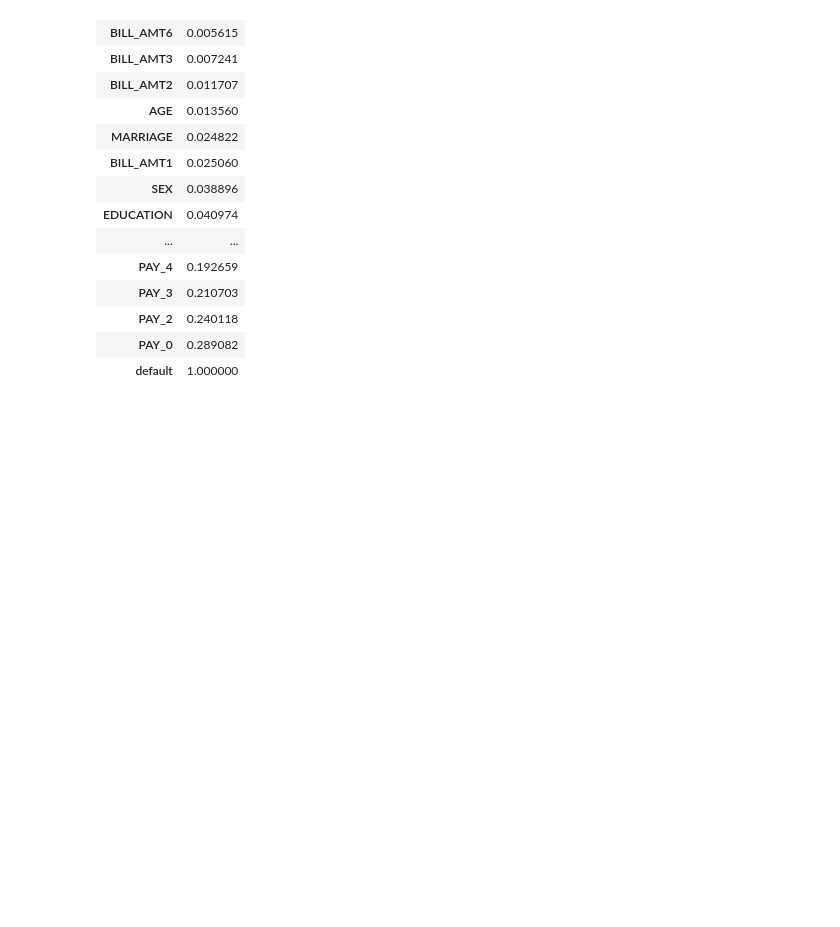
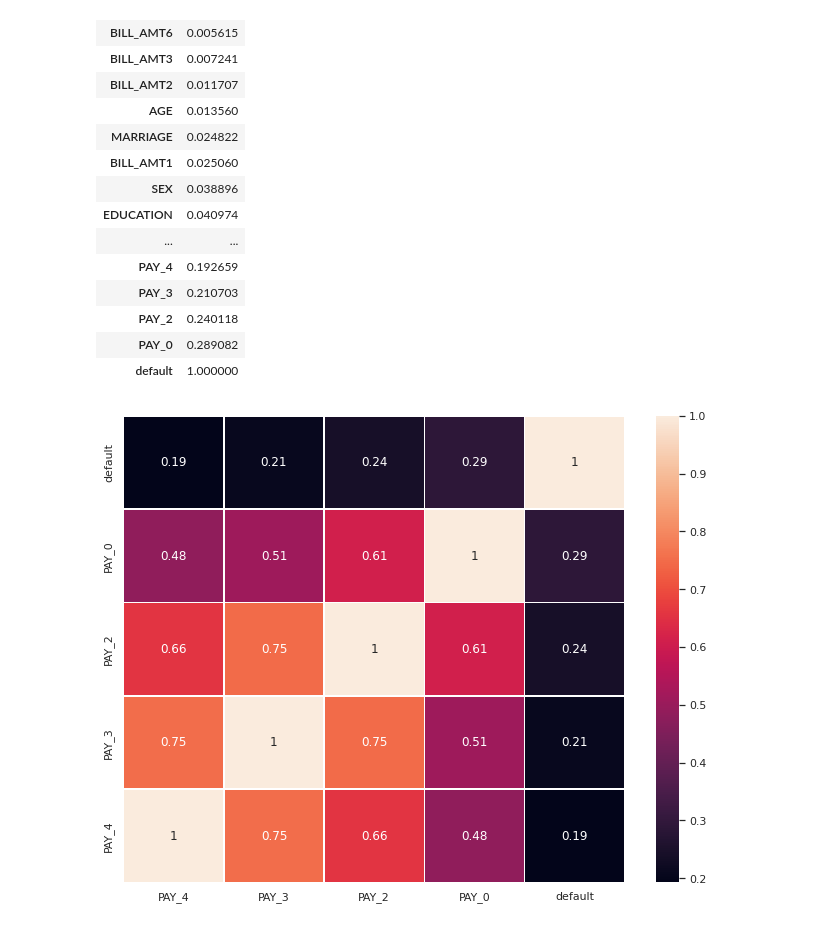
Before and after one commit to Daniil-Kiriakov/analytics-projects, a Jupyter notebook: scoring/scoring_default.ipynb, the cells around one changed output. Drawn from its saved outputs; the diff is of its cells as text; code cells hidden in the pictures; blank space fills up the shorter version.

```diff
--- a/scoring_default.ipynb
+++ b/scoring/scoring_default.ipynb
@@ -333,3 +356,13 @@ correlations_data
 | PAY_2 | 0.240118 |
 | PAY_0 | 0.289082 |
 | default | 1.000000 |
+# %%
+plt.figure(figsize=(10, 8))
+
+cols = ['default', 'PAY_0', 'PAY_2', 'PAY_3', 'PAY_4'][::-1]
+corr = df_clean.corr()[cols]
+
+sns.heatmap(corr.iloc[[-1, 5, 6, 7, 8], :], annot=True, linewidth=.5)
+plt.show()
+# %% [output]
+[figure, added]
```
Also changed, not shown: parts of 7 cells of this notebook, 1 other file.
